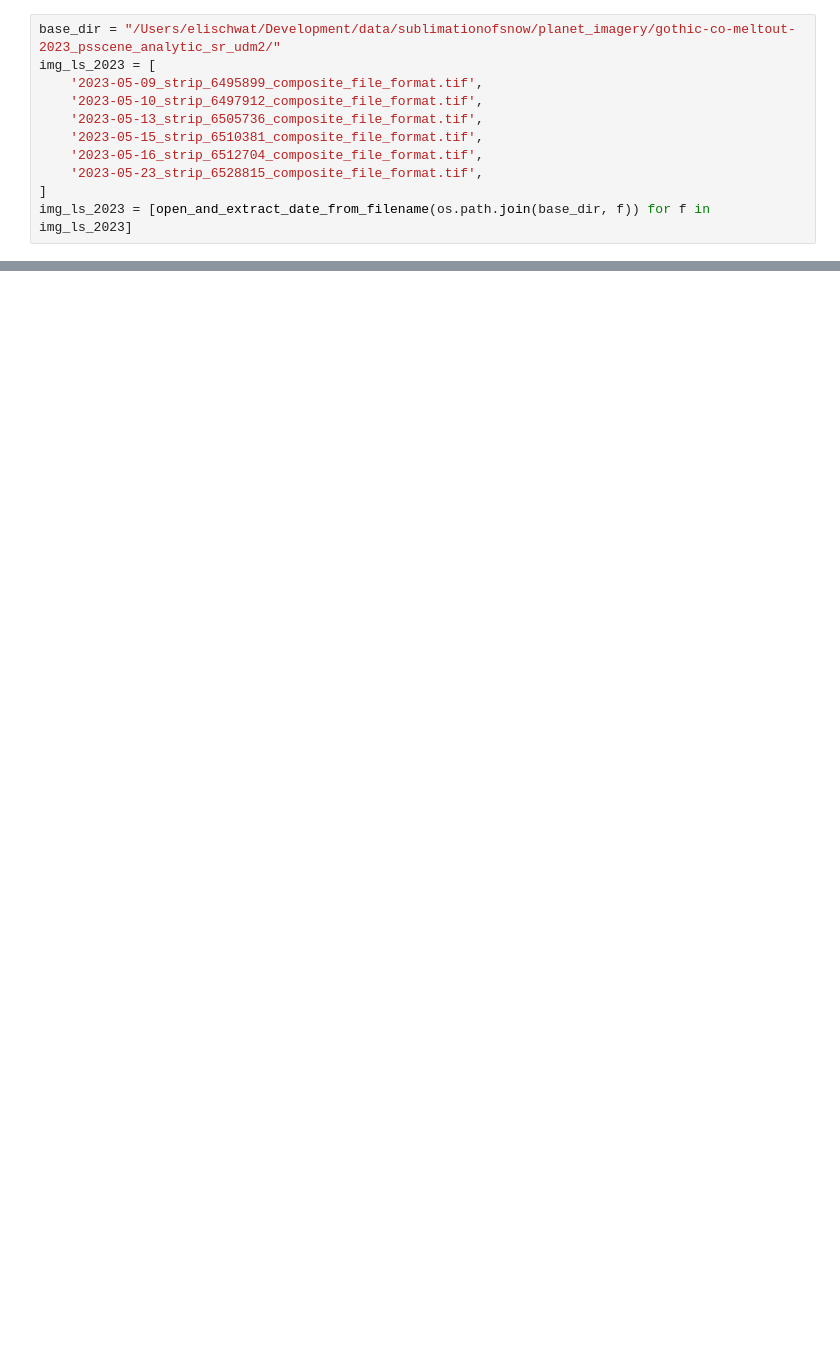
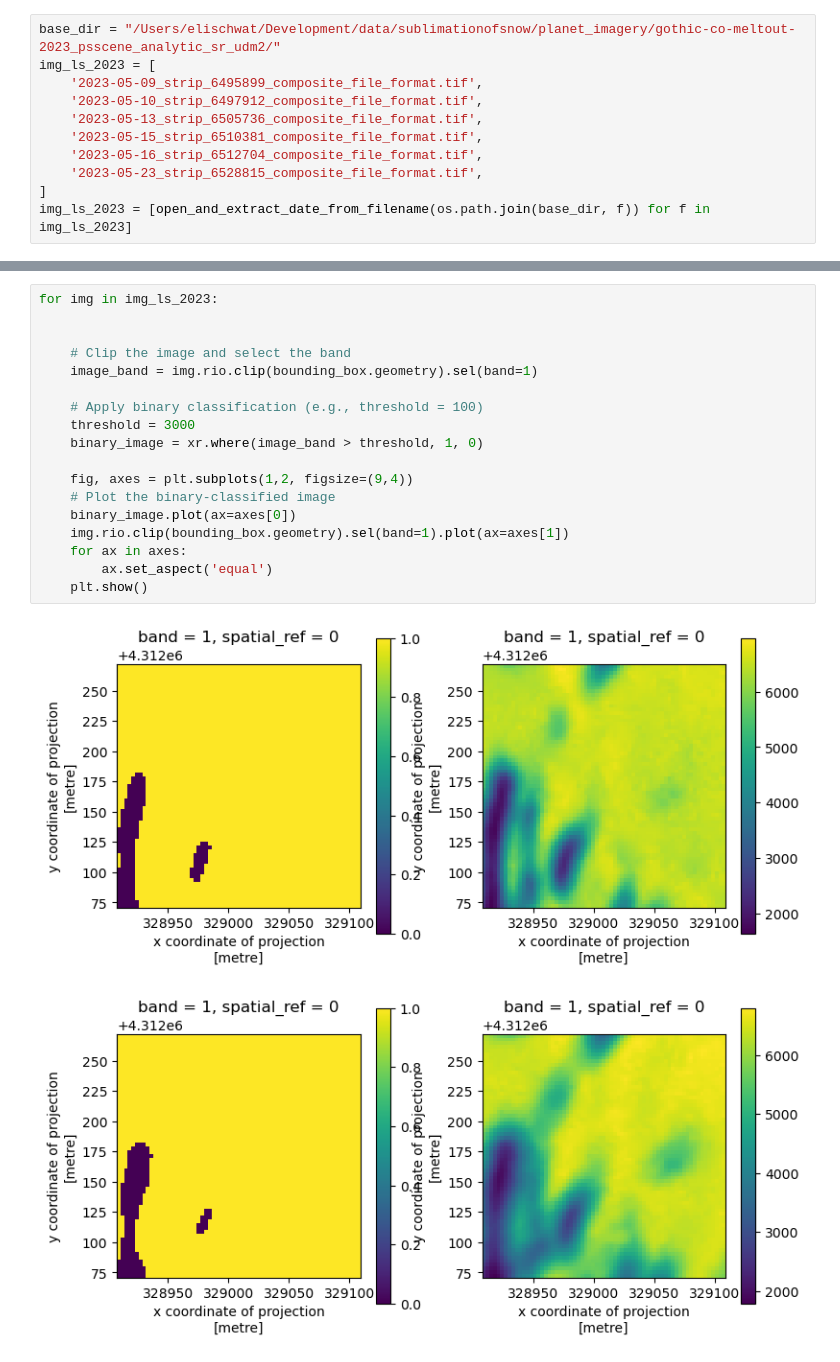
Before and after one commit to elischwat/sublimationofsnow, a Jupyter notebook: analysis/paper3/figure1_create.ipynb, the cells around one changed output, grey strips where cells are left out. Saved outputs shown, nothing was run; the diff lists cells and outputs as text; blank space fills up the shorter version.

```diff
--- a/analysis/paper3/figure1_create.ipynb
+++ b/analysis/paper3/figure1_create.ipynb
@@ -223,0 +284,21 @@ plt.legend()
+# %%
+for img in img_ls_2023:
+
+
+    # Clip the image and select the band
+    image_band = img.rio.clip(bounding_box.geometry).sel(band=1)
+
+    # Apply binary classification (e.g., threshold = 100)
+    threshold = 3000
+    binary_image = xr.where(image_band > threshold, 1, 0)
+
+    fig, axes = plt.subplots(1,2, figsize=(9,4))
+    # Plot the binary-classified image
+    binary_image.plot(ax=axes[0])
+    img.rio.clip(bounding_box.geometry).sel(band=1).plot(ax=axes[1])
+    for ax in axes:
+        ax.set_aspect('equal')
+    plt.show()
+# %% [output]
+[figure, added]
+[figure, added]
```
Also changed, not shown: parts of 9 cells of this notebook, 1 other file.
